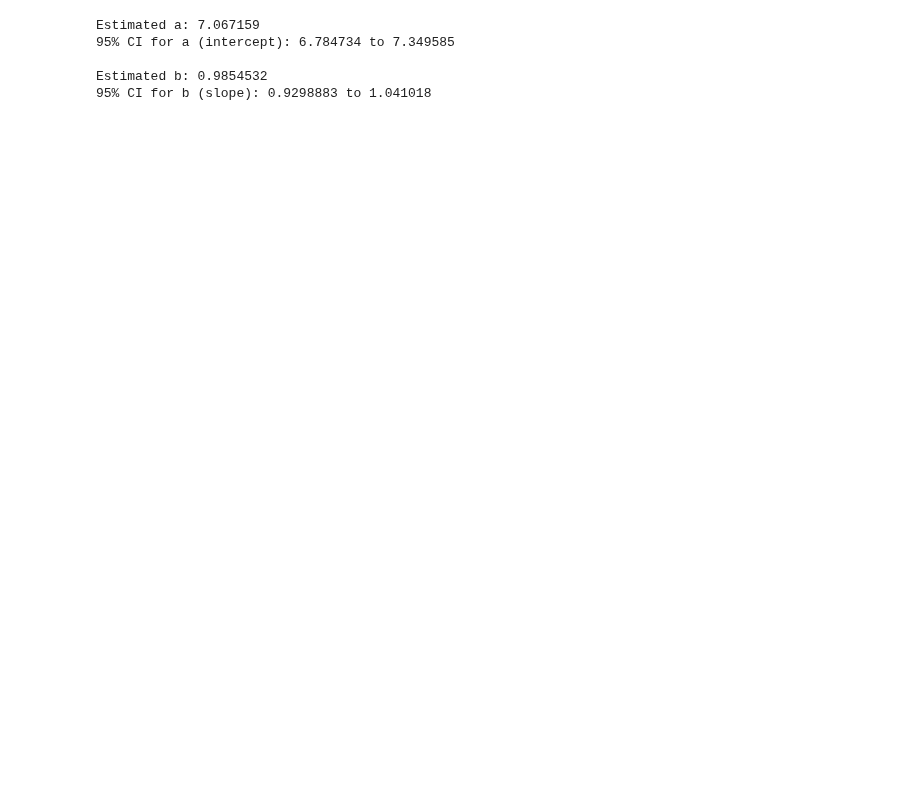
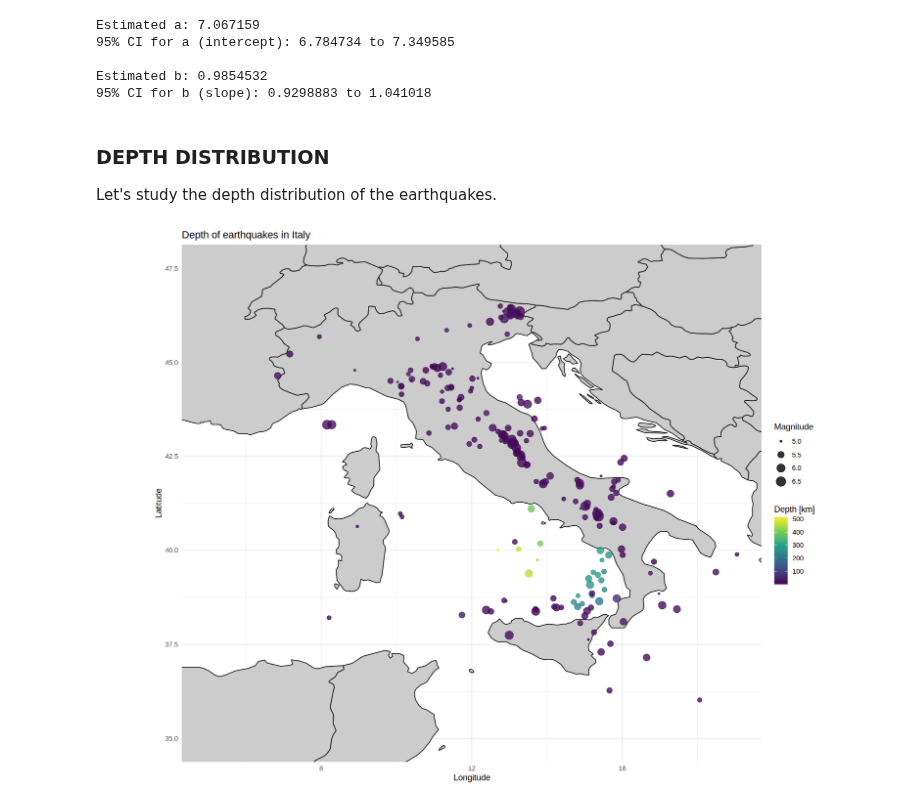
Before and after one commit to seccobenedetto/Earthquakes_Analysis_Italy, a Jupyter notebook: initial.ipynb, the cells around one changed output. Drawn from its saved outputs; the diff is of its cells as text; code cells hidden in the pictures; blank space fills up the shorter version.

Commit message:
added depth distribution

```diff
--- a/initial.ipynb
+++ b/initial.ipynb
@@ -330,3 +335,24 @@ Estimated a: 7.067159
 
 Estimated b: 0.9854532
 95% CI for b (slope): 0.9298883 to 1.041018
+# %% [markdown]
+### DEPTH DISTRIBUTION
+Let's study the depth distribution of the earthquakes.
+# %%
+options(repr.plot.width=14, repr.plot.height=10)
+
+ggplot( df[ filt_big_magnitude & filt_italy , ] , aes(x = longitude, y = latitude)) +
+  # let's draw the map outline of Italy using the "maps" package
+  borders("world",
+          regions = c("Italy", "Germany", "Switzerland", "France", "Austria", "Slovenia", "Croatia",
+                      "Greece", "Albania", 'Bosnia and Herzegovina', 'Hungary', 'Slovakia', 'Liechtenstein', 'Montenegro',
+                      'Serbia', 'Kosovo', 'Romania', 'North Macedonia', 'Tunisia', 'Algeria'),
+          fill = "gray80", colour = "gray10") +
+  geom_point(aes(size = mag, color = depth), alpha = 0.8) +
+  coord_fixed(xlim = c(5, 19), ylim = c(35, 47.5)) +    #  ensures the aspect ratio is preserved, so the map doesn’t look stretched
+  scale_color_viridis_c() +
+  labs(title = "Depth of earthquakes in Italy",
+       x = "Longitude", y = "Latitude", color = "Depth [km]", size = "Magnitude") +
+  theme_minimal()
+# %% [output]
+[figure, added]
```
Also changed, not shown: parts of 6 cells of this notebook.
